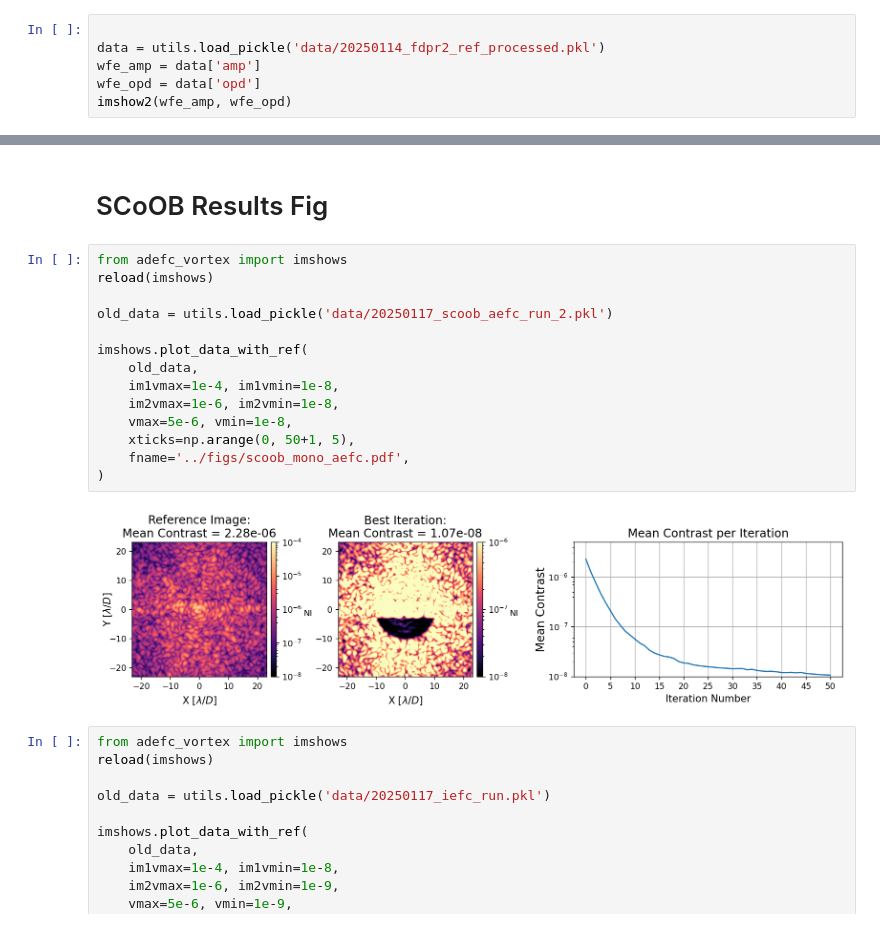
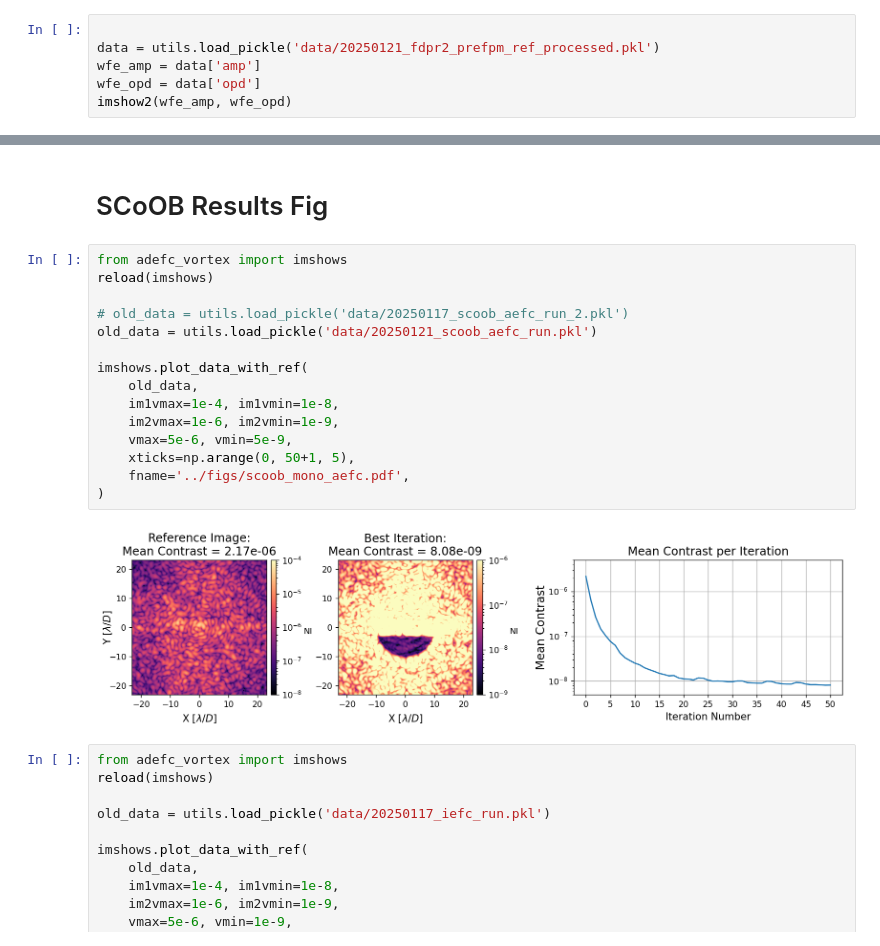
Before and after one commit to kian1377/aefc-vortex, a Jupyter notebook: scoob/make_scoob_figs.ipynb, the cells around one changed output, grey strips where cells are left out. Cells and saved outputs as stored; diff of their text form.

```diff
--- a/scoob/make_scoob_figs.ipynb
+++ b/scoob/make_scoob_figs.ipynb
@@ -29,7 +29,7 @@ npix = 1000
 # SCoOB Setup Fig
 # %%
 
-data = utils.load_pickle('data/20250114_fdpr2_ref_processed.pkl')
+data = utils.load_pickle('data/20250121_fdpr2_prefpm_ref_processed.pkl')
 wfe_amp = data['amp']
 wfe_opd = data['opd']
 imshow2(wfe_amp, wfe_opd)
@@ -83,19 +83,20 @@ fig.savefig('../figs/scoob_diagram_and_pr.pdf', format='pdf', bbox_inches="tight
 # %%
 from adefc_vortex import imshows
 reload(imshows)
 
-old_data = utils.load_pickle('data/20250117_scoob_aefc_run_2.pkl')
+# old_data = utils.load_pickle('data/20250117_scoob_aefc_run_2.pkl')
+old_data = utils.load_pickle('data/20250121_scoob_aefc_run.pkl')
 
 imshows.plot_data_with_ref(
     old_data,
     im1vmax=1e-4, im1vmin=1e-8,
-    im2vmax=1e-6, im2vmin=1e-8,
-    vmax=5e-6, vmin=1e-8,
+    im2vmax=1e-6, im2vmin=1e-9,
+    vmax=5e-6, vmin=5e-9,
     xticks=np.arange(0, 50+1, 5),
     fname='../figs/scoob_mono_aefc.pdf',
 )
 # %% [output]
-[figure, old version]
+[figure, new version]
 # %%
 from adefc_vortex import imshows
 reload(imshows)
```
Also changed, not shown: parts of 2 cells of this notebook, 8 other files.
